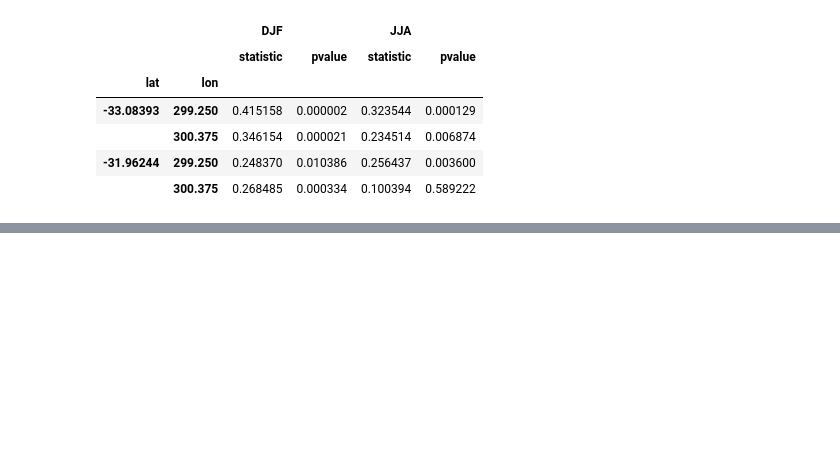
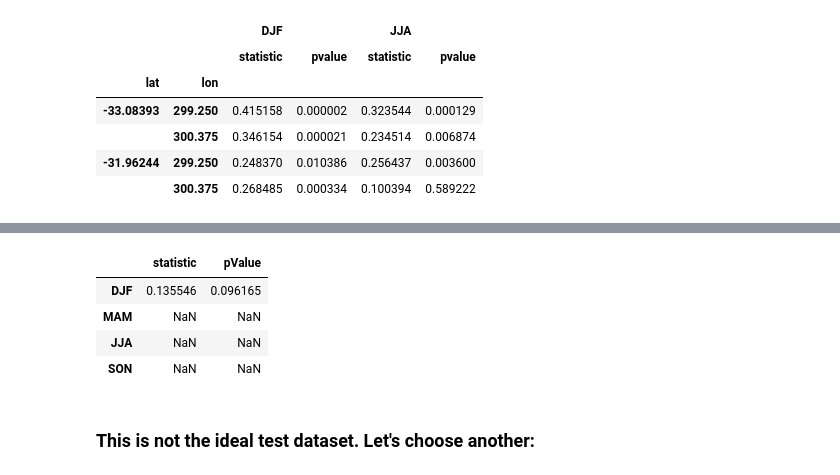
Before and after one commit to thenaomig/samenessOfDistribution, a Jupyter notebook: testCalculation.ipynb, the cells around one changed output, grey strips where cells are left out. Cells and saved outputs as stored; diff of their text form; code cells hidden in the pictures; blank space fills up the shorter version.

```diff
--- a/testCalculation.ipynb
+++ b/testCalculation.ipynb
@@ -150,0 +195,10 @@ ksAllAgain
+# %%
+#test read back in:
+ksOutAndBack = pd.read_csv(txt,index_col=0)
+ksOutAndBack
+# %% [output]
+|  | statistic | pValue |
+| DJF | 0.135546 | 0.096165 |
+| MAM | NaN | NaN |
+| JJA | NaN | NaN |
+| SON | NaN | NaN |
@@ -150,0 +232,2 @@ ksAllAgain
+# %% [markdown]
+### This is not the ideal test dataset. Let's choose another:
```
Also changed, not shown: parts of 15 cells of this notebook, 4 other files.
